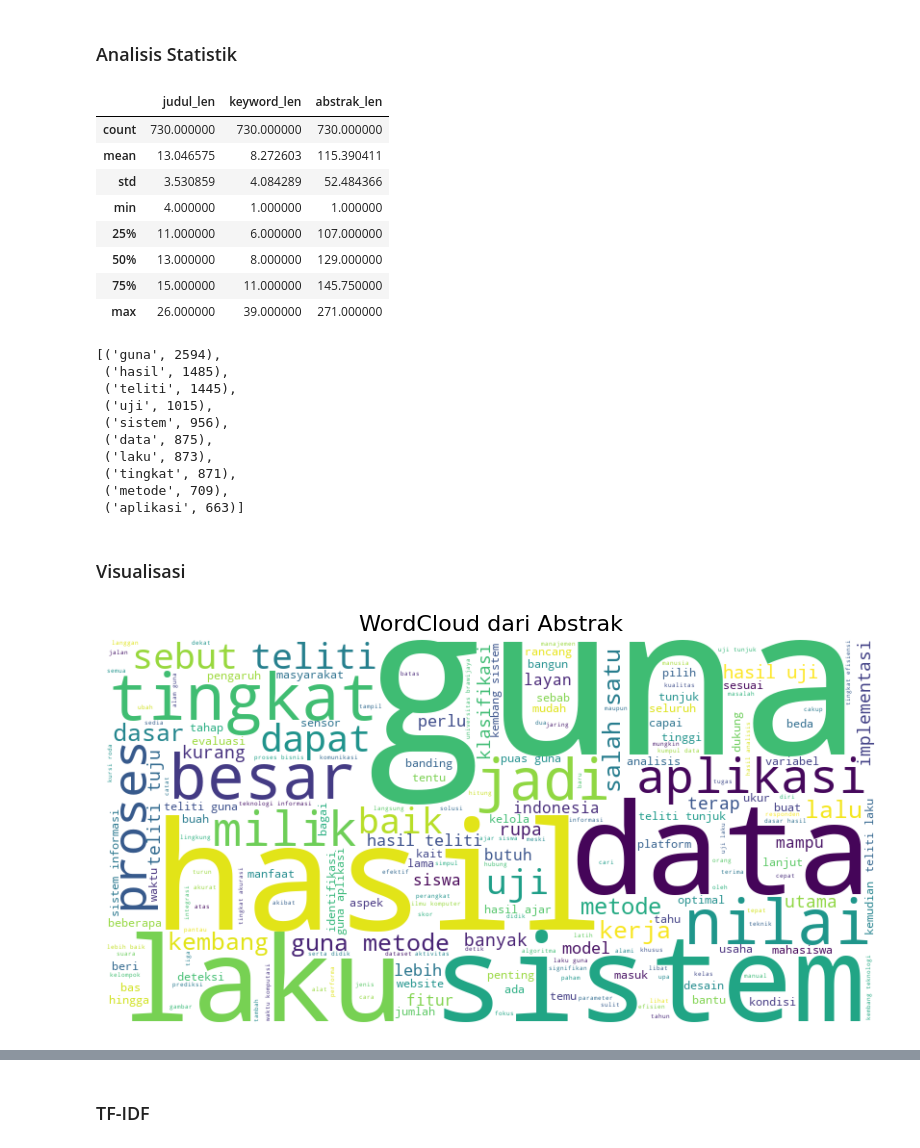
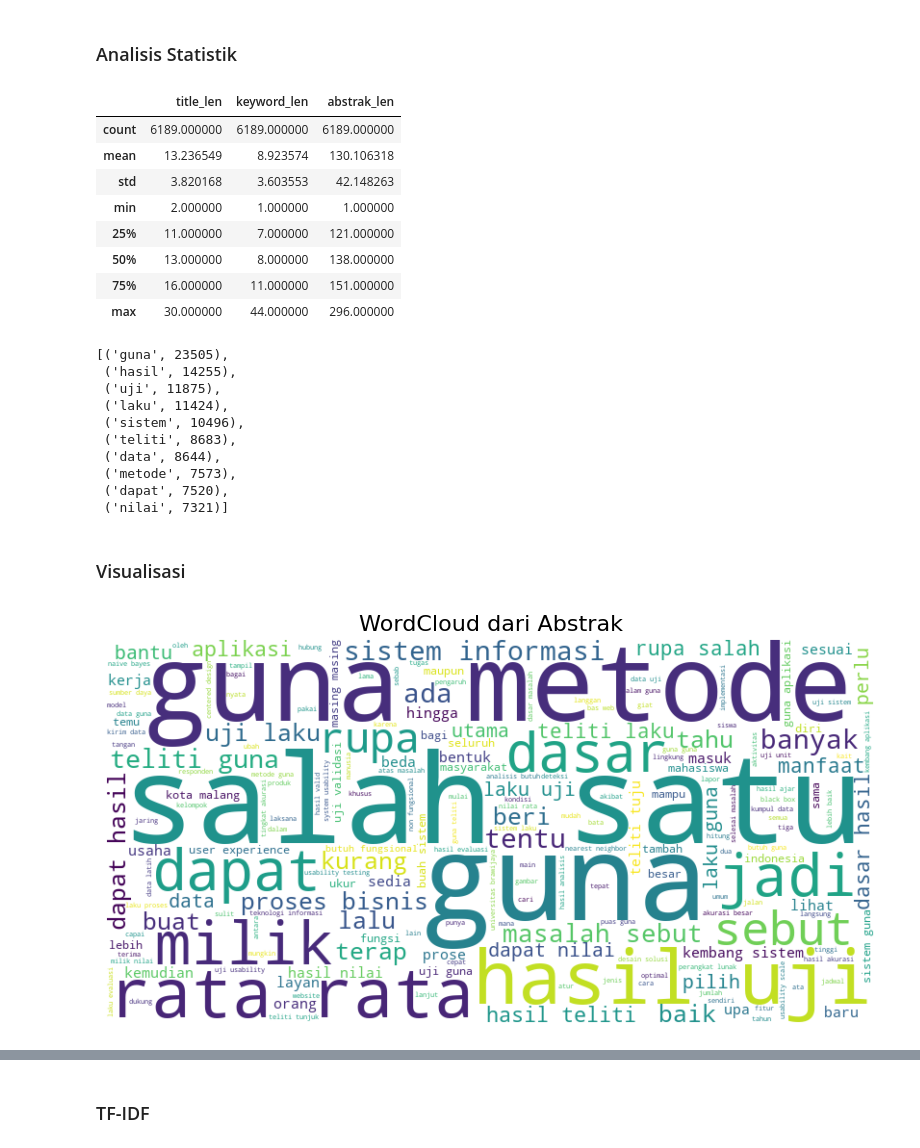
Before and after one commit to RyanMFDR/MLOPs, a Jupyter notebook: notebook/analisis.ipynb, the cells around one changed output, grey strips where cells are left out. Drawn from its saved outputs; the diff is of its cells as text; code cells hidden in the pictures.

```diff
--- a/notebook/analisis.ipynb
+++ b/notebook/analisis.ipynb
@@ -8,52 +8,52 @@ df = pd.read_csv("../data/dataset_clean.csv")
 # %% [markdown]
 ### Analisis Statistik
 # %%
-df['judul_len'] = df['Judul_clean'].apply(lambda x: len(x.split()))
-df['keyword_len'] = df['Keyword_clean'].apply(lambda x: len(x.split()))
-df['abstrak_len'] = df['Abstrak_clean'].apply(lambda x: len(x.split()))
+df['title_len'] = df['Title'].apply(lambda x: len(x.split()))
+df['keyword_len'] = df['Keyword'].apply(lambda x: len(x.split()))
+df['abstrak_len'] = df['Abstrak'].apply(lambda x: len(x.split()))
 
-df[['judul_len', 'keyword_len', 'abstrak_len']].describe()
+df[['title_len', 'keyword_len', 'abstrak_len']].describe()
 # %% [output]
-|  | judul_len | keyword_len | abstrak_len |
-| count | 730.000000 | 730.000000 | 730.000000 |
-| mean | 13.046575 | 8.272603 | 115.390411 |
-| std | 3.530859 | 4.084289 | 52.484366 |
-| min | 4.000000 | 1.000000 | 1.000000 |
-| 25% | 11.000000 | 6.000000 | 107.000000 |
-| 50% | 13.000000 | 8.000000 | 129.000000 |
-| 75% | 15.000000 | 11.000000 | 145.750000 |
-| max | 26.000000 | 39.000000 | 271.000000 |
+|  | title_len | keyword_len | abstrak_len |
+| count | 6189.000000 | 6189.000000 | 6189.000000 |
+| mean | 13.236549 | 8.923574 | 130.106318 |
+| std | 3.820168 | 3.603553 | 42.148263 |
+| min | 2.000000 | 1.000000 | 1.000000 |
+| 25% | 11.000000 | 7.000000 | 121.000000 |
+| 50% | 13.000000 | 8.000000 | 138.000000 |
+| 75% | 16.000000 | 11.000000 | 151.000000 |
+| max | 30.000000 | 44.000000 | 296.000000 |
 # %%
 #FREKUENSI KATA
-all_words = list(itertools.chain(*df['Abstrak_clean'].str.split()))
+all_words = list(itertools.chain(*df['Abstrak'].str.split()))
 word_freq = Counter(all_words)
 
 word_freq.most_common(10)
 # %% [output]
-[('guna', 2594),
- ('hasil', 1485),
- ('teliti', 1445),
- ('uji', 1015),
- ('sistem', 956),
- ('data', 875),
- ('laku', 873),
- ('tingkat', 871),
- ('metode', 709),
- ('aplikasi', 663)]
+[('guna', 23505),
+ ('hasil', 14255),
+ ('uji', 11875),
+ ('laku', 11424),
+ ('sistem', 10496),
+ ('teliti', 8683),
+ ('data', 8644),
+ ('metode', 7573),
+ ('dapat', 7520),
+ ('nilai', 7321)]
 # %% [markdown]
 ### Visualisasi
 # %%
 import matplotlib.pyplot as plt
 from wordcloud import WordCloud
 
-all_text = ' '.join(df['Abstrak_clean'])
+all_text = ' '.join(df['Abstrak'])
 
 #Wordcloud
 wordcloud = WordCloud(width=800, height=400, background_color='white').generate(all_text)
 plt.figure(figsize=(10, 5))
 plt.imshow(wordcloud, interpolation='bilinear')
 plt.axis("off")
 plt.title("WordCloud dari Abstrak", fontsize=16)
 plt.show()
 # %% [output]
-[figure, old version]
+[figure, new version]
```
Also changed, not shown: parts of 2 cells of this notebook, 22 other files.
